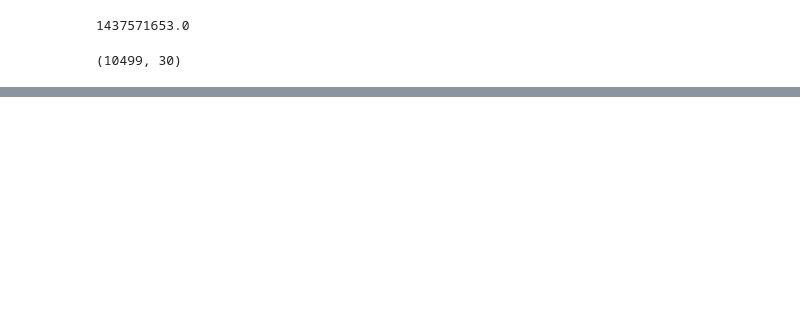
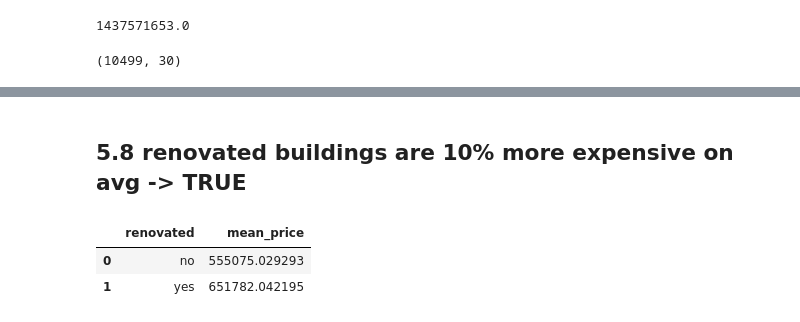
Before and after one commit to danjaca/insight-house-rocket, a Jupyter notebook: house-rocket-stepbystep.ipynb, the cells around one changed output, grey strips where cells are left out. Saved outputs shown, nothing was run; the diff lists cells and outputs as text; code cells hidden in the pictures; blank space fills up the shorter version.

```diff
--- a/house-rocket-stepbystep.ipynb
+++ b/house-rocket-stepbystep.ipynb
@@ -464,0 +511,17 @@ fig.show()
+# %% [markdown]
+## 5.8 renovated buildings are 10% more expensive on avg -> TRUE
+# %%
+not_renovated = data.loc[data['renovated'] == 'no']
+not_renovated_grouped = not_renovated[['price', 'zipcode']].groupby('zipcode').mean().reset_index()
+renovated = data.loc[data['renovated'] == 'yes']
+renovated_grouped = renovated[['price', 'zipcode']].groupby('zipcode').mean().reset_index()
+all_mean = pd.merge(not_renovated_grouped, renovated_grouped, on='zipcode', how='inner')
+all_mean.rename(columns={'zipcode': 'zipcode', 'price_x': 'not_renovated_price_mean', 'price_y': 'renovated_price_mean'},
+            inplace=True)
+df = {'renovated': ['no', 'yes'],'mean_price': [all_mean['not_renovated_price_mean'].mean(), all_mean['renovated_price_mean'].mean()]}
+df2 = pd.DataFrame(df)
+df2.head()
+# %% [output]
+|  | renovated | mean_price |
+| 0 | no | 555075.029293 |
+| 1 | yes | 651782.042195 |
```
Also changed, not shown: parts of 44 cells of this notebook, 2 other files.
